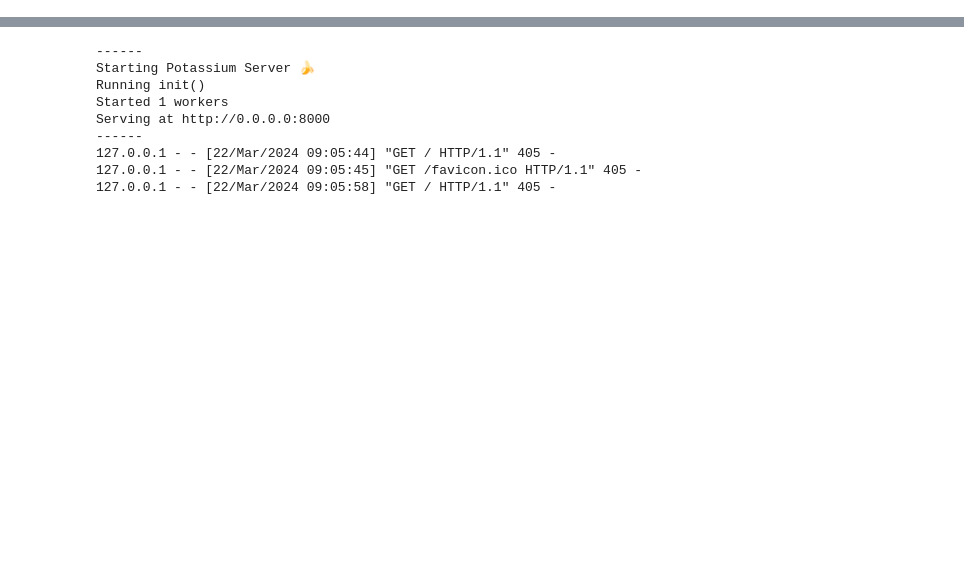
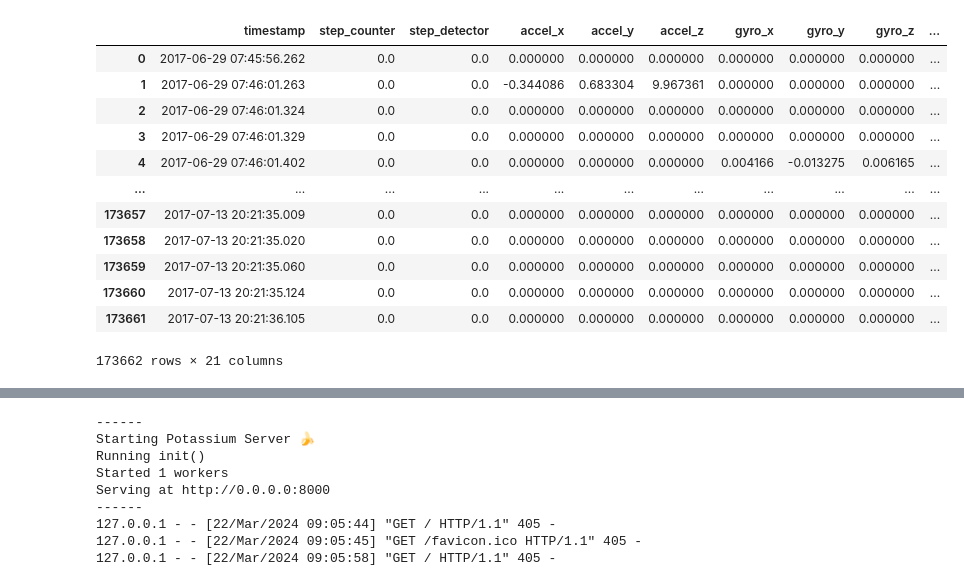
Before and after one commit to twotango/messenger, a Jupyter notebook: Research/Weeks/Week 13/Week_14/Week_14.ipynb, the cells around one changed output, grey strips where cells are left out. Saved outputs shown, nothing was run; the diff lists cells and outputs as text; code cells hidden in the pictures; blank space fills up the shorter version.

```diff
--- a/Research/Weeks/Week 13/Week_14/Week_14.ipynb
+++ b/Research/Weeks/Week 13/Week_14/Week_14.ipynb
@@ -0,0 +4,59 @@
+# %%
+pivot_data4 = pd.read_csv('/Users/emilkoch/Desktop/2Tango/Data Files/Dataset_2_glasses/pivot_data4.csv')
+# %%
+import pandas as pd
+import numpy as np
+
+def classify_motion_row(row):
+    # Extract relevant data from the row
+    accel_x = row['accel_x']
+    accel_y = row['accel_y']
+    accel_z = row['accel_z']
+    gyro_x = row['gyro_x']
+    gyro_y = row['gyro_y']
+    gyro_z = row['gyro_z']
+    orientation_x = row['orientation_x']
+    orientation_y = row['orientation_y']
+    orientation_z = row['orientation_z']
+
+    # Classify motion based on accelerometer and gyroscope readings
+    if np.any((accel_x != 0) | (accel_y != 0) | (accel_z != 0)):
+        # Check if all gyroscope readings are zero
+        if not np.any((gyro_x != 0) | (gyro_y != 0) | (gyro_z != 0)):
+            # Check orientation for refining moving motion
+            if orientation_z > 90 or orientation_z < -90:
+                motion_type = "Vertical Movement"
+            elif orientation_x > 90 or orientation_x < -90:
+                motion_type = "Horizontal Movement"
+            else:
+                motion_type = "Moving"
+        else:
+            # If gyroscope readings are not all zero, classify as "Turning/Tilting"
+            motion_type = "Turning/Tilting"
+    elif np.any((gyro_x != 0) | (gyro_y != 0) | (gyro_z != 0)):
+        # If accelerometer readings are all zero, check gyroscope readings
+        motion_type = "Turning/Tilting"
+    else:
+        # If both accelerometer and gyroscope readings are zero, classify as "Stationary"
+        motion_type = "Stationary"
+
+    return pd.Series([motion_type])
+
+# Apply the function row-wise to the dataframe
+pivot_data4['motion_type'] = pivot_data4.apply(classify_motion_row, axis=1)
+# %%
+pivot_data4
+# %% [output]
+|  | timestamp | step_counter | step_detector | accel_x | accel_y | accel_z | gyro_x | gyro_y | gyro_z | ... |
+| 0 | 2017-06-29 07:45:56.262 | 0.0 | 0.0 | 0.000000 | 0.000000 | 0.000000 | 0.000000 | 0.000000 | 0.000000 | ... |
+| 1 | 2017-06-29 07:46:01.263 | 0.0 | 0.0 | -0.344086 | 0.683304 | 9.967361 | 0.000000 | 0.000000 | 0.000000 | ... |
+| 2 | 2017-06-29 07:46:01.324 | 0.0 | 0.0 | 0.000000 | 0.000000 | 0.000000 | 0.000000 | 0.000000 | 0.000000 | ... |
+| 3 | 2017-06-29 07:46:01.329 | 0.0 | 0.0 | 0.000000 | 0.000000 | 0.000000 | 0.000000 | 0.000000 | 0.000000 | ... |
+| 4 | 2017-06-29 07:46:01.402 | 0.0 | 0.0 | 0.000000 | 0.000000 | 0.000000 | 0.004166 | -0.013275 | 0.006165 | ... |
+| ... | ... | ... | ... | ... | ... | ... | ... | ... | ... | ... |
+| 173657 | 2017-07-13 20:21:35.009 | 0.0 | 0.0 | 0.000000 | 0.000000 | 0.000000 | 0.000000 | 0.000000 | 0.000000 | ... |
+| 173658 | 2017-07-13 20:21:35.020 | 0.0 | 0.0 | 0.000000 | 0.000000 | 0.000000 | 0.000000 | 0.000000 | 0.000000 | ... |
+| 173659 | 2017-07-13 20:21:35.060 | 0.0 | 0.0 | 0.000000 | 0.000000 | 0.000000 | 0.000000 | 0.000000 | 0.000000 | ... |
+| 173660 | 2017-07-13 20:21:35.124 | 0.0 | 0.0 | 0.000000 | 0.000000 | 0.000000 | 0.000000 | 0.000000 | 0.000000 | ... |
+| 173661 | 2017-07-13 20:21:36.105 | 0.0 | 0.0 | 0.000000 | 0.000000 | 0.000000 | 0.000000 | 0.000000 | 0.000000 | ... |
+173662 rows × 21 columns
```
Also changed, not shown: parts of 3 cells of this notebook.
